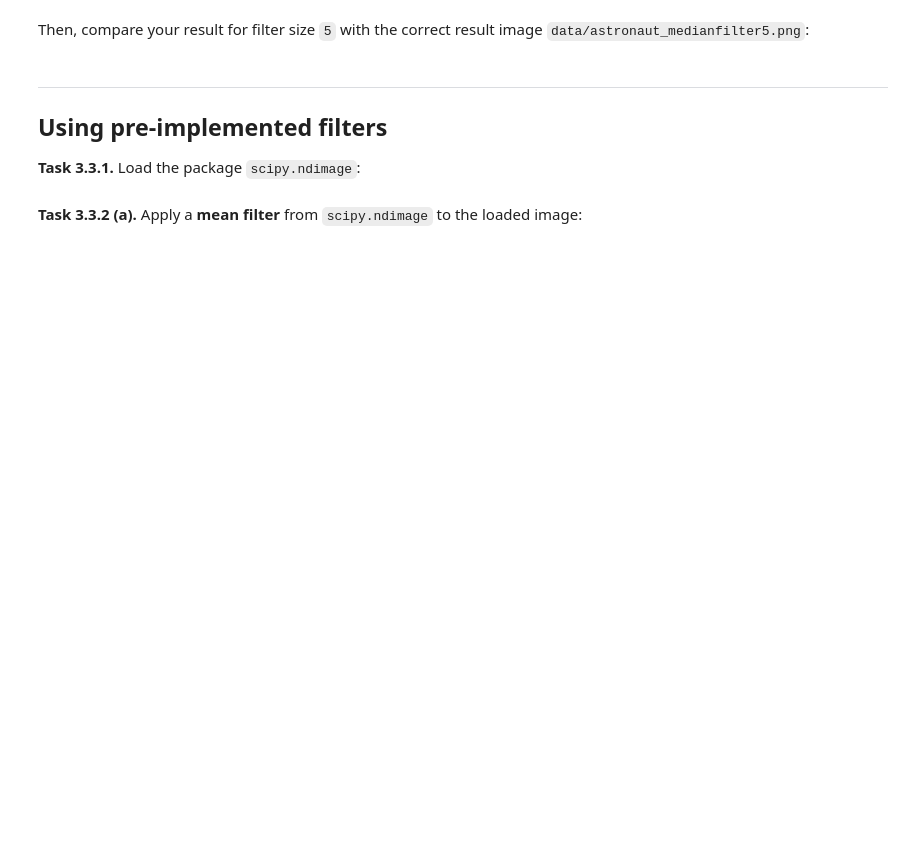
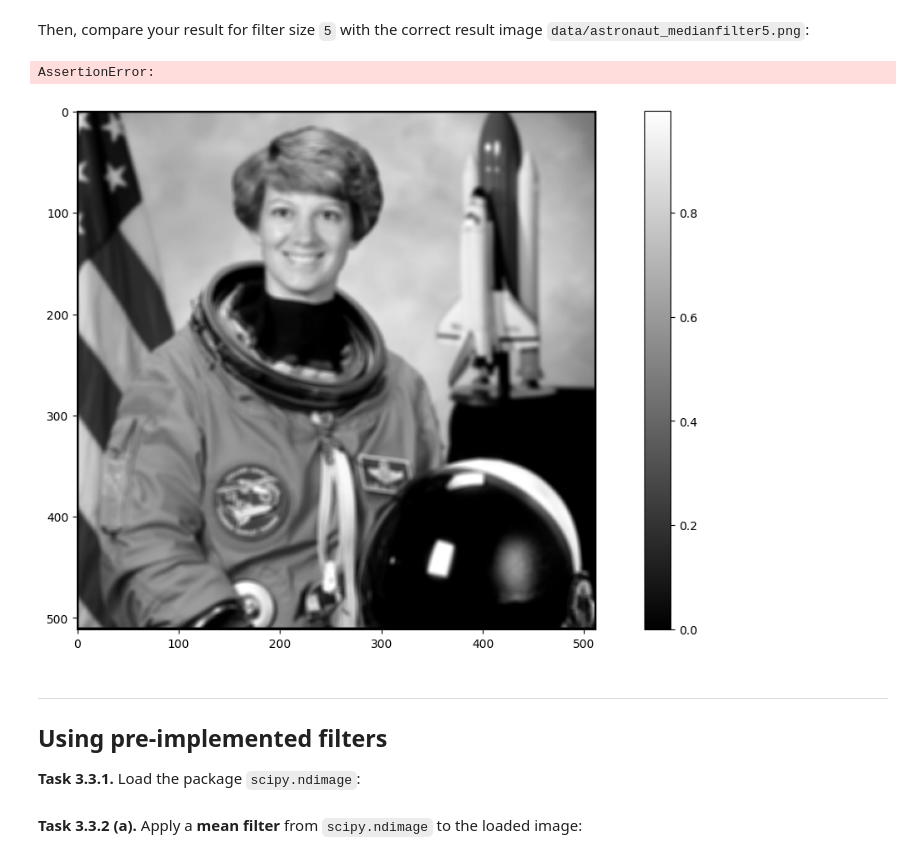
Before and after one commit to felix150405/mobi-fs3-python, a Jupyter notebook: task3.ipynb, the cells around one changed output. Cells and saved outputs as stored; diff of their text form; code cells hidden in the pictures; blank space fills up the shorter version.

```diff
--- a/task3.ipynb
+++ b/task3.ipynb
@@ -56,5 +114,16 @@ def medianfilter(img_in, size):
 # %% [markdown]
 Then, compare your result for filter size `5` with the correct result image `data/astronaut_medianfilter5.png`:
+# %%
+img_testmedian5 = plt.imread('data/astronaut_medianfilter5.png')
+plt.figure(figsize=(15,8))
+plt.imshow(img_testfilter, 'gray')
+plt.colorbar()
+
+img_median5 = medianfilter(img, 5)
+assert numpy.allclose(img_testmedian5, img_median5, atol=1/255)
+# %% [output]
+AssertionError:
+[figure, added]
 # %% [markdown]
 ---
 
```
Also changed, not shown: parts of 12 cells of this notebook.
